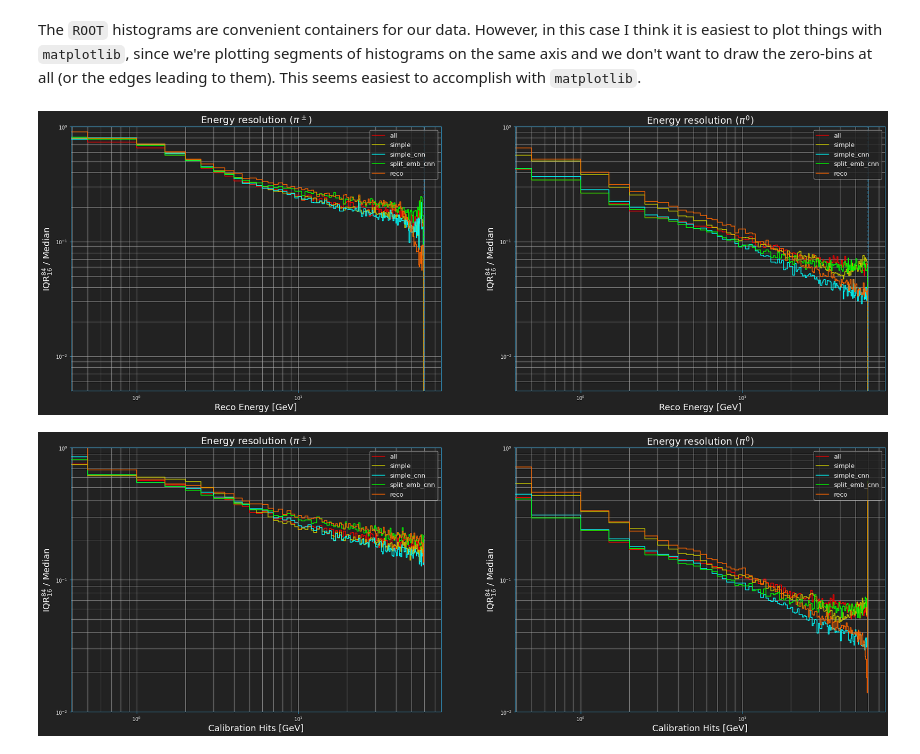
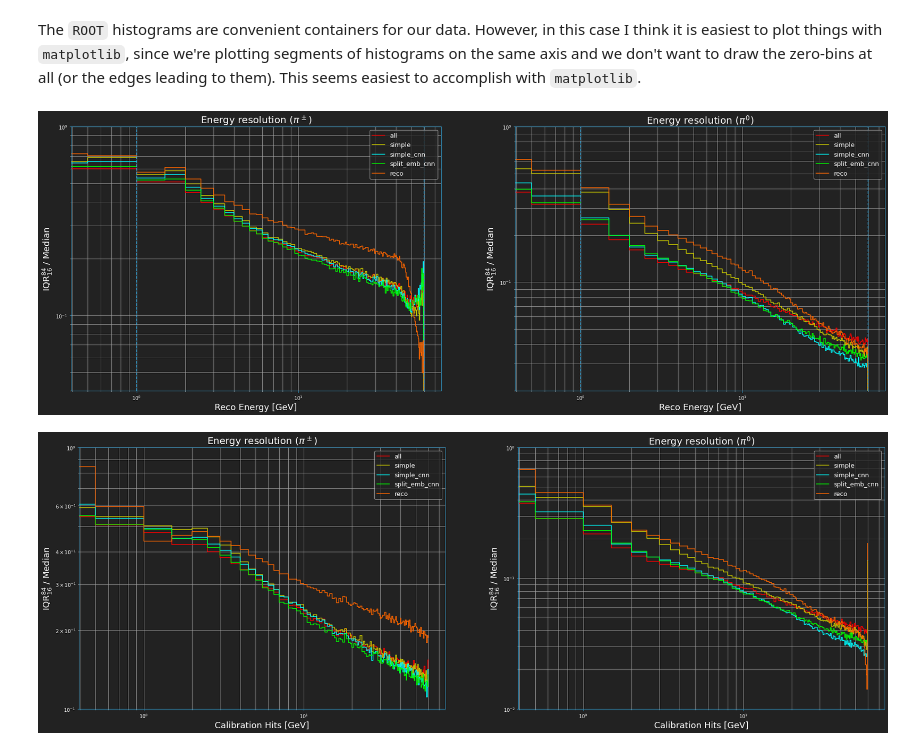
Before and after one commit to atlas-calo-ml/caloml-atlas, a Jupyter notebook: regression_binned/IQRComparison.ipynb, the cells around one changed output. Drawn from its saved outputs; the diff is of its cells as text; code cells hidden in the pictures.

Commit message:
updated resolution plots

```diff
--- a/regression_binned/IQRComparison.ipynb
+++ b/regression_binned/IQRComparison.ipynb
@@ -9,10 +9,11 @@ This notebook makes plots of energy resolution (defined by the interquartile ran
 #energy_bin_edges = [0.,1.,10.,1000.] # split_3
 #energy_bin_edges = [0.,1.,10.,20.,50.] # split_4
 #energy_bin_edges = [0.,1.,2.,5.,10.,20.,30.] # split_5
-energy_bin_edges = [0.,60.] # split_6 (single bin)
+#energy_bin_edges = [0.,60.] # split_6 (single bin)
+energy_bin_edges = [0.,1.,60.] # pion3 (two bins)
 # %%
 # source & subdir -- used to specify a set of networks that were trained with particular data & settings
-source = 'split_6'
+source = 'pion_central'
 subdirs = ['e{}'.format(i) for i in range(len(energy_bin_edges)-1)]
 n_splits = len(subdirs)
 # %% [markdown]
@@ -87,10 +88,13 @@ result_files = {
     for model in models
 }
 # %%
+use_keys = ['test','train','val'] # which keys to use for plotting, e.g. just use test dataset or use all data
+
 results = {
     model:{
         key:{
-            name:[file[name][file['test'][:]] for file in file_list]
+            name:[file[name][:][np.sum([file[x][:] for x in use_keys],axis=0,dtype=bool)]
+                  for file in file_list]
             for name in ['output','truth','reco']
         }
         for key,file_list in result_files[model].items()
@@ -173,6 +177,11 @@ bin_centers = np.array([np.mean([bin_edges[i],bin_edges[i+1]]) for i in range(nb
 The `ROOT` histograms are convenient containers for our data. However, in this case I think it is easiest to plot things with `matplotlib`, since we're plotting segments of histograms on the same axis and we don't want to draw the zero-bins at all (or the edges leading to them). This seems easiest to accomplish with `matplotlib`.
 # %%
 fig, axs = plt.subplots(1,2,figsize=(30,10))
+
+y_lim = {
+    'pp': (4.0e-2,1.0),
+    'p0': (2.0e-2,1.0)
+}
 
 for i,key in enumerate(['pp','p0']):
     ax = axs[i]
@@ -213,39 +222,43 @@ for i,key in enumerate(['pp','p0']):
                 y_vals = np.append(y_vals,y_vals[-1])
 
             x_vals = np.append(x_vals[::2 * avg_factor],x_vals[-1])
             x_vals = np.repeat(x_vals,2)[1:-1]
 
             y_vals = np.mean(y_vals.reshape(-1,2 * avg_factor), axis=1)
             y_vals = np.repeat(y_vals,2)
             # ---------------------------------
 
             label = None
             if(k == 0): label = model
             ax.plot(x_vals,y_vals, color=colors_plt[j],label=label)
 
     ax.set_xscale('log')
     ax.set_yscale('log')
 
     # draw the dividing lines showing the different bins -- make sure to fix the y limits
     #y_lim = ax.get_ylim()
-    y_lim = (5.0e-3,1.0)
-    for edge in energy_bin_edges: ax.plot((edge,edge),y_lim,color=TColor2RGB(plotstyle.main),linestyle='--')
-    ax.set_ylim(y_lim)
+    for edge in energy_bin_edges: ax.plot((edge,edge),y_lim[key],color=TColor2RGB(plotstyle.main),linestyle='--')
+    ax.set_ylim(y_lim[key])
 
     legend = ax.legend(facecolor=plotstyle.canv_plt,loc='upper right')
     for leg_text in legend.get_texts(): leg_text.set_color(plotstyle.text_plt)
 
     ax.set_title('Energy resolution ({})'.format(pi_latex[key]), fontsize=20)
     ax.set_xlabel('Reco Energy [GeV]')
     ax.set_ylabel('IQR$^{84}_{16}$ / Median')
     ax.grid(True,which='both',color=plotstyle.grid_plt)
 
 fig.patch.set_facecolor(plotstyle.canv_plt)
 plt.savefig(plotpath + 'resolution.png',dpi=300)
 # %% [output]
-[figure, old version]
+[figure, new version]
 # %%
 fig, axs = plt.subplots(1,2,figsize=(30,10))
+
+y_lim = {
+    'pp': (1.0e-1,1.0),
+    'p0': (1.0e-2,1.0)
+}
 
 for i,key in enumerate(['pp','p0']):
     ax = axs[i]
@@ -267,12 +280,7 @@ for i,key in enumerate(['pp','p0']):
     ax.set_xscale('log')
     ax.set_yscale('log')
 
-    # draw the dividing lines showing the different bins -- make sure to fix the y limits
-    #y_lim = ax.get_ylim()
-    #y_lim = (5.0e-3,1.0)
-    y_lim = (1.0e-2,1.0)
-
-    ax.set_ylim(y_lim)
+    ax.set_ylim(y_lim[key])
 
     legend = ax.legend(facecolor=plotstyle.canv_plt,loc='upper right')
     for leg_text in legend.get_texts(): leg_text.set_color(plotstyle.text_plt)
@@ -285,4 +293,4 @@ for i,key in enumerate(['pp','p0']):
 fig.patch.set_facecolor(plotstyle.canv_plt)
 plt.savefig(plotpath + 'resolution2.png',dpi=300)
 # %% [output]
-[figure, old version]
+[figure, new version]
```
Also changed, not shown: parts of 1 cell of this notebook, 4 other files.
